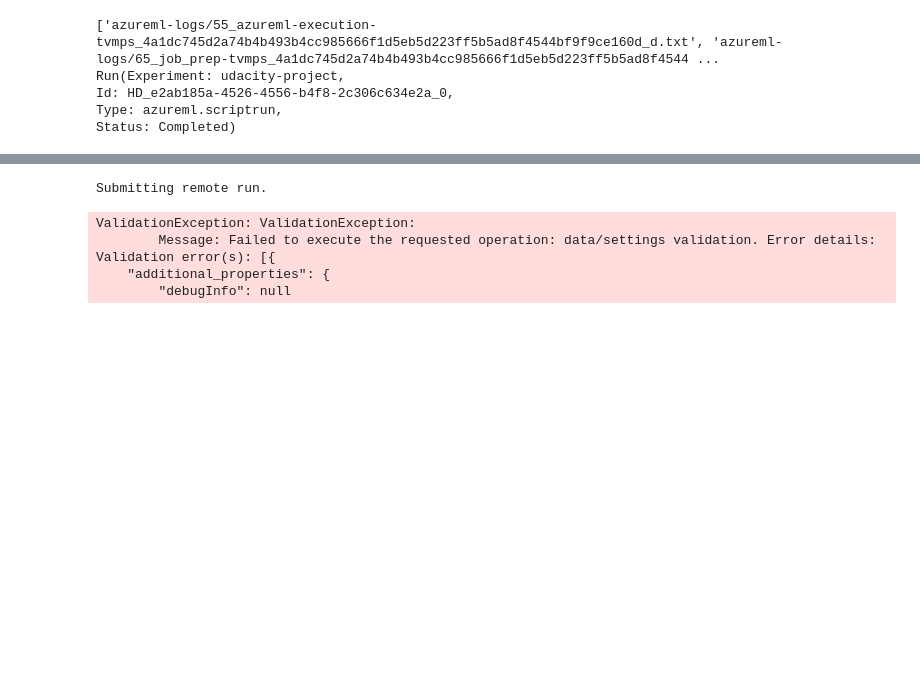
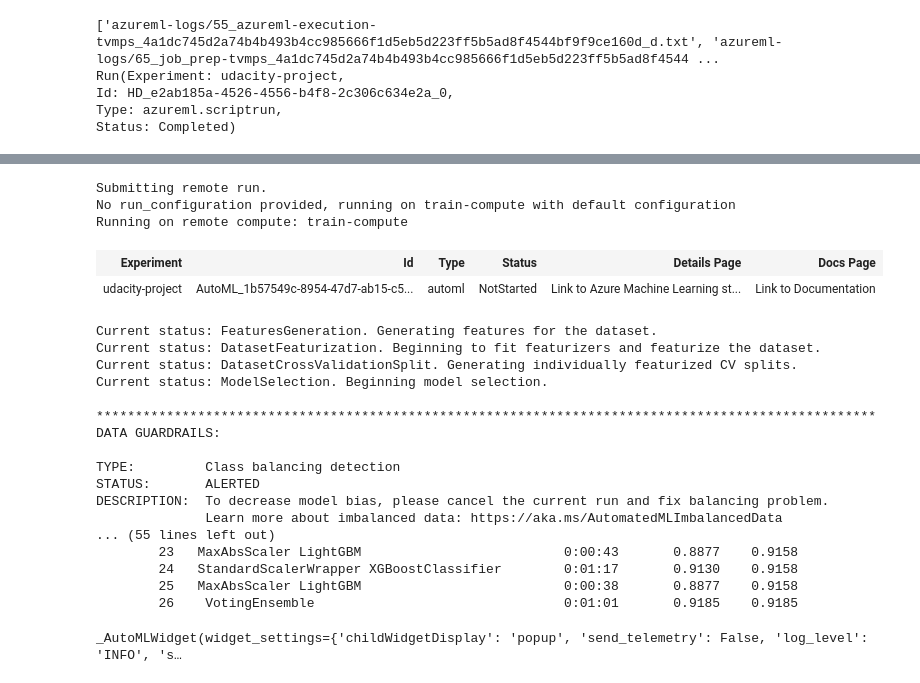
Before and after one commit to sukanto-m/nd00333_AZMLND_Optimizing_a_Pipeline_in_Azure-Starter_Files, a Jupyter notebook: udacity-project.ipynb, the cells around one changed output, grey strips where cells are left out. Saved outputs shown, nothing was run; the diff lists cells and outputs as text; code cells hidden in the pictures; blank space fills up the shorter version.

```diff
--- a/udacity-project.ipynb
+++ b/udacity-project.ipynb
@@ -151,11 +150,22 @@ from azureml.core import Dataset
 from sklearn.model_selection import train_test_split
 # Use the clean_data function to clean your data.
 x,y = clean_data(ds)
-out = x.join(y)
-local_path = 'data/prepared.csv'
-out.to_csv(local_path)
-datastore = ws.get_default_datastore()
-datastore.upload(src_dir='data', target_path='data')
-new_ds = Dataset.Tabular.from_delimited_files(datastore.path('data/prepared.csv'))
-new_ds.random_split(percentage=0.8, seed=223)
+y_df = pd.DataFrame(y, columns=['y'])
+if not os.path.isdir('training'):
+    os.mkdir('training')
+data = pd.concat([x,y_df], axis=1)
+x_train, x_test = train_test_split(data, test_size=0.2, random_state = 1)
+x_train.to_csv("training/train_data.csv", index=False)
+dataset = ws.get_default_datastore()
+dataset.upload(src_dir='./training', target_path='udacity-project', overwrite=True, show_progress=True)
+train_data = Dataset.Tabular.from_delimited_files(path=dataset.path('udacity-project/train_data.csv'))
+
+
+#if not os.path.isdir('data'):
+    #os.mkdir('data')
+#pd.DataFrame(ds).to_csv("data/train_data.csv", index=False)
+#dataset = ws.get_default_datastore()
+#dataset.upload(src_dir='./data', target_path='bankmarketing', overwrite=True, show_progress=True)
+
+#train_data = Dataset.Tabular.from_delimited_files(path=dataset.path('bankmarketing/train_data.csv'))
 # %% [output]
@@ -191,24 +184,42 @@ automl_config = AutoMLConfig(
     experiment_timeout_minutes=30,
     task= 'classification',
     primary_metric= 'accuracy',
-    training_data= new_ds,
-    label_column_name= 'y',
-    n_cross_validations= 3,
+    training_data=train_data,
+    n_cross_validations= 5,
+    label_column_name = 'y',
     compute_target=cpu_cluster,
     enable_onnx_compatible_models=True)
 # %%
 # Submit your automl run
-
+from azureml.widgets import RunDetails
 
 ### YOUR CODE HERE ###
-remote_run = exp.submit(automl_config)
+remote_run = exp.submit(automl_config, show_output=True)
 RunDetails(remote_run).show()
 # %% [output]
 Submitting remote run.
+No run_configuration provided, running on train-compute with default configuration
+Running on remote compute: train-compute
+| Experiment | Id | Type | Status | Details Page | Docs Page |
+| udacity-project | AutoML_1b57549c-8954-47d7-ab15-c5... | automl | NotStarted | Link to Azure Machine Learning st... | Link to Documentation |
-ValidationException: ValidationException:
-        Message: Failed to execute the requested operation: data/settings validation. Error details: Validation error(s): [{
-    "additional_properties": {
-        "debugInfo": null
+Current status: FeaturesGeneration. Generating features for the dataset.
+Current status: DatasetFeaturization. Beginning to fit featurizers and featurize the dataset.
+Current status: DatasetCrossValidationSplit. Generating individually featurized CV splits.
+Current status: ModelSelection. Beginning model selection.
+
+****************************************************************************************************
+DATA GUARDRAILS:
+
+TYPE:         Class balancing detection
+STATUS:       ALERTED
+DESCRIPTION:  To decrease model bias, please cancel the current run and fix balancing problem.
+              Learn more about imbalanced data: https://aka.ms/AutomatedMLImbalancedData
+... (55 lines left out)
+        23   MaxAbsScaler LightGBM                          0:00:43       0.8877    0.9158
+        24   StandardScalerWrapper XGBoostClassifier        0:01:17       0.9130    0.9158
+        25   MaxAbsScaler LightGBM                          0:00:38       0.8877    0.9158
+        26    VotingEnsemble                                0:01:01       0.9185    0.9185
+_AutoMLWidget(widget_settings={'childWidgetDisplay': 'popup', 'send_telemetry': False, 'log_level': 'INFO', 's…
 # %%
 # Retrieve and save your best automl model.
 
```
Also changed, not shown: parts of 4 cells of this notebook.
